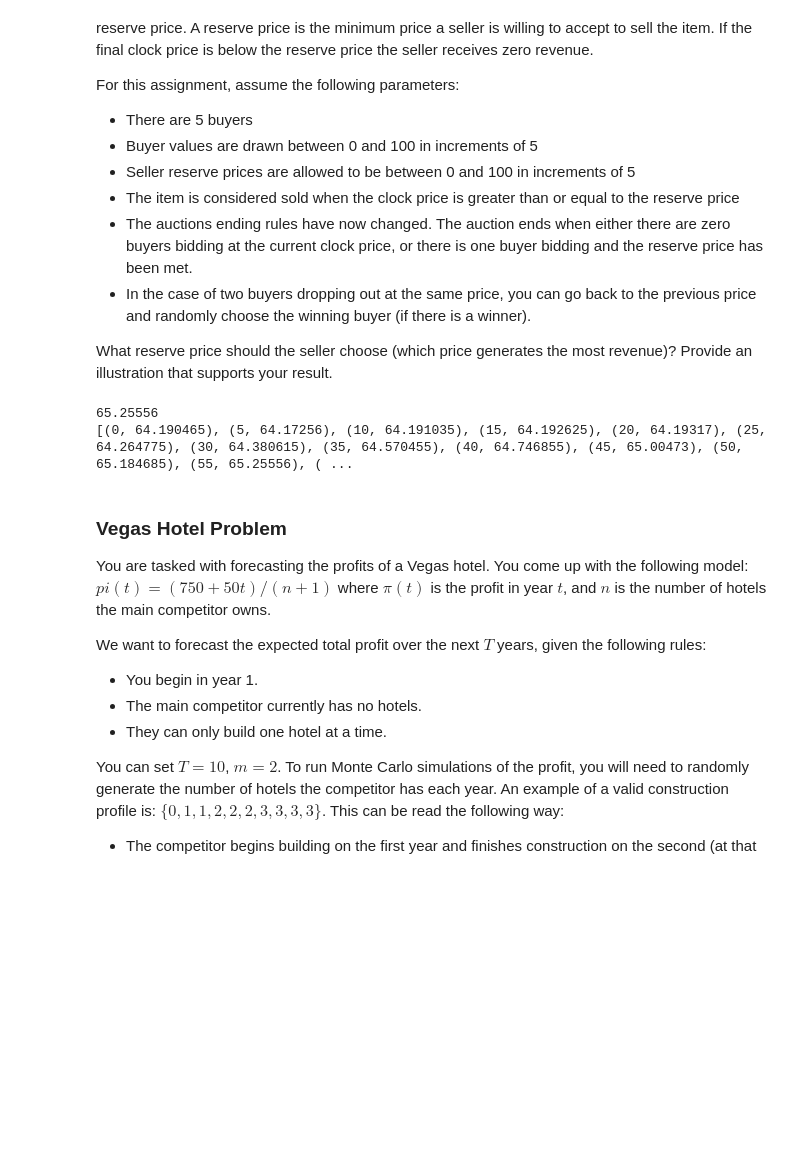
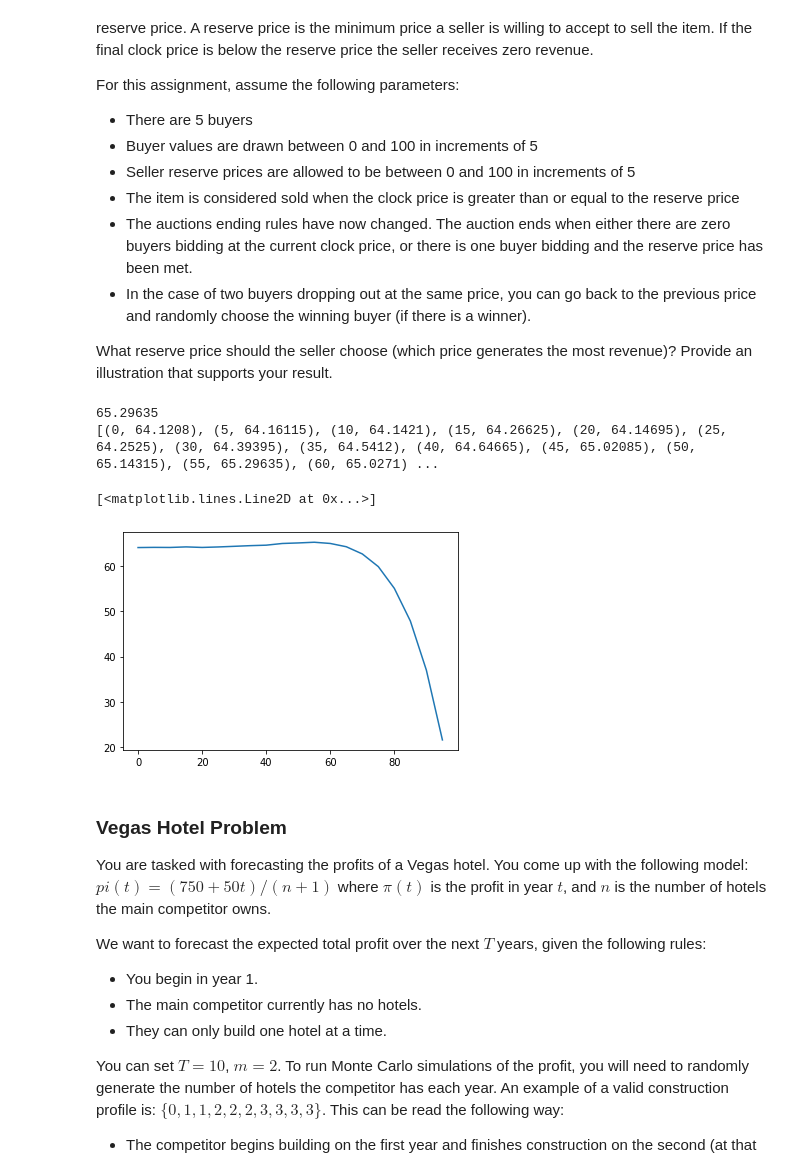
Before and after one commit to EconomicScienceInstitute/CS-532-Computational-Economics, a Jupyter notebook: Lectures/Week05/Lecture2.ipynb, the cells around one changed output. Saved outputs shown, nothing was run; the diff lists cells and outputs as text; code cells hidden in the pictures; blank space fills up the shorter version.

```diff
--- a/Lectures/Week05/Lecture2.ipynb
+++ b/Lectures/Week05/Lecture2.ipynb
@@ -47,31 +27,34 @@ What reserve price should the seller choose (which price generates the most reve
 # %%
 def auction(reserved_price,bidders,buyer_value,repeat):
     total_revenue=[]
     for r in reserved_price:
         revenue=[]
         for i in range(repeat):
             buyer_values=sorted([random.choice(list(range(*buyer_value, 5))) for _ in range(bidders)])
             if buyer_values[-2] >=r:
                     selling_price=(buyer_values[-2]//5)*5
             elif buyer_values[-1]>=r:
                     selling_price=r
             else:
                     selling_price=0
             revenue.append(selling_price)
         total_revenue.append(sum(revenue)/repeat)
     return(total_revenue)
 
 
 reserved_price=list(range(0,100, 5))
 bidders=5
 buyer_value=[0,100]
-repeat=1000000
+repeat=100000
 estimate_revenue=auction(reserved_price,bidders,buyer_value,repeat)
 print(max(estimate_revenue))
 print(list(zip(reserved_price, estimate_revenue)))
+plt.plot(reserved_price, estimate_revenue)
 # %% [output]
-65.25556
-[(0, 64.190465), (5, 64.17256), (10, 64.191035), (15, 64.192625), (20, 64.19317), (25, 64.264775), (30, 64.380615), (35, 64.570455), (40, 64.746855), (45, 65.00473), (50, 65.184685), (55, 65.25556), ( ...
+65.29635
+[(0, 64.1208), (5, 64.16115), (10, 64.1421), (15, 64.26625), (20, 64.14695), (25, 64.2525), (30, 64.39395), (35, 64.5412), (40, 64.64665), (45, 65.02085), (50, 65.14315), (55, 65.29635), (60, 65.0271) ...
+[<matplotlib.lines.Line2D at 0x...>]
+[figure, added]
 # %% [markdown]
 ### Vegas Hotel Problem
 
```
Also changed, not shown: parts of 5 cells of this notebook.
